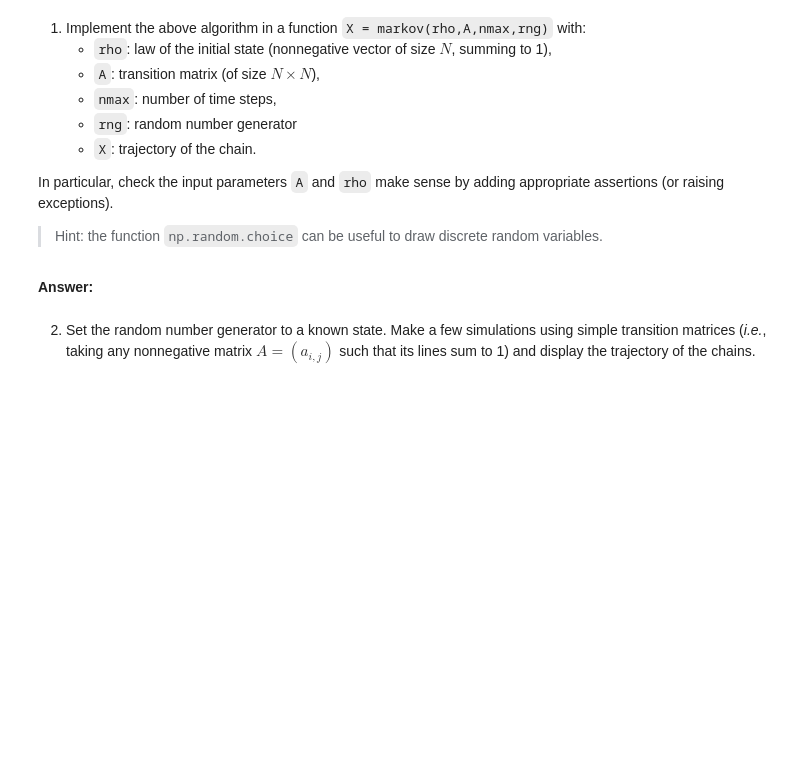
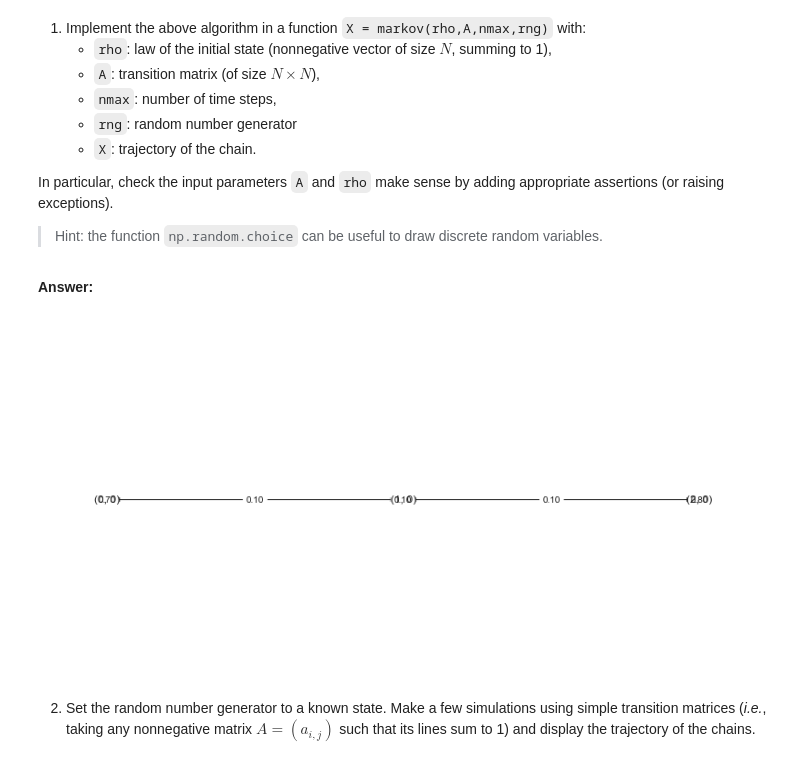
Before and after one commit to VictorCilleros/python_sdia_All, a Jupyter notebook: Labs/Lab5/lab5.ipynb, the cells around one changed output. Drawn from its saved outputs; the diff is of its cells as text; code cells hidden in the pictures; blank space fills up the shorter version.

```diff
--- a/Labs/Lab5/lab5.ipynb
+++ b/Labs/Lab5/lab5.ipynb
@@ -172,3 +177,27 @@ def markov(rho,A,nMax,rng):
+# %%
+import networkx as nx  # For the magic
+G = nx.MultiDiGraph()
+labels={}
+edge_labels={}
+
+for i, origin_state in enumerate(states):
+    for j, destination_state in enumerate(states):
+        rate = P[i][j]
+        if rate > 0:
+            G.add_edge(origin_state,
+                       destination_state,
+                       weight=rate,
+                       label="{:.02f}".format(rate))
+            edge_labels[(origin_state, destination_state)] = label="{:.02f}".format(rate)
+plt.figure(figsize=(14,7))
+node_size = 200
+pos = {state:list(state) for state in states}
+nx.draw_networkx_edges(G,pos,width=1.0,alpha=0.5)
+nx.draw_networkx_labels(G, pos, font_weight=2)
+nx.draw_networkx_edge_labels(G, pos, edge_labels)
+plt.axis('off');
+# %% [output]
+[figure, added]
 # %% [markdown]
 2. Set the random number generator to a known state. Make a few simulations using simple transition matrices (*i.e.*, taking any nonnegative matrix $A=(a_{i,j})$ such that its lines sum to 1) and display the trajectory of the chains.
 # %% [markdown]
```
Also changed, not shown: parts of 7 cells of this notebook.
